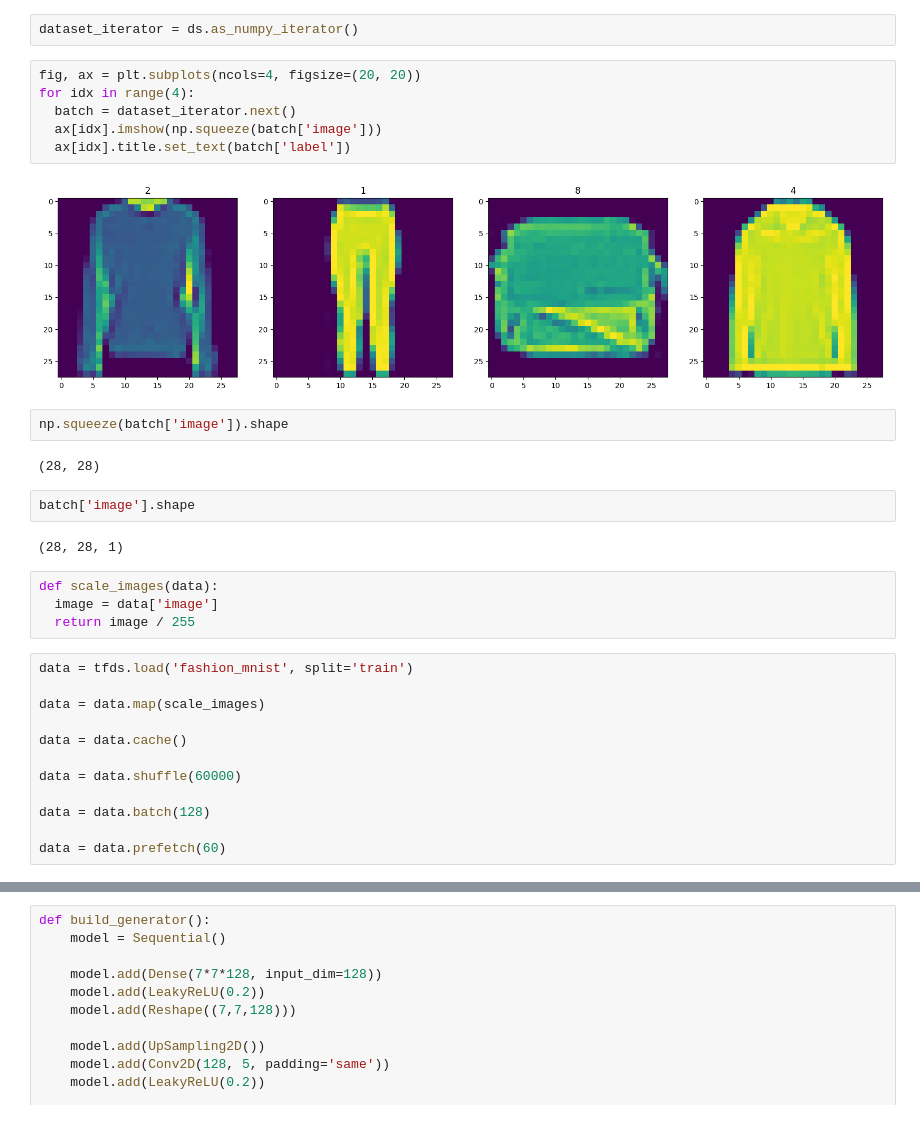
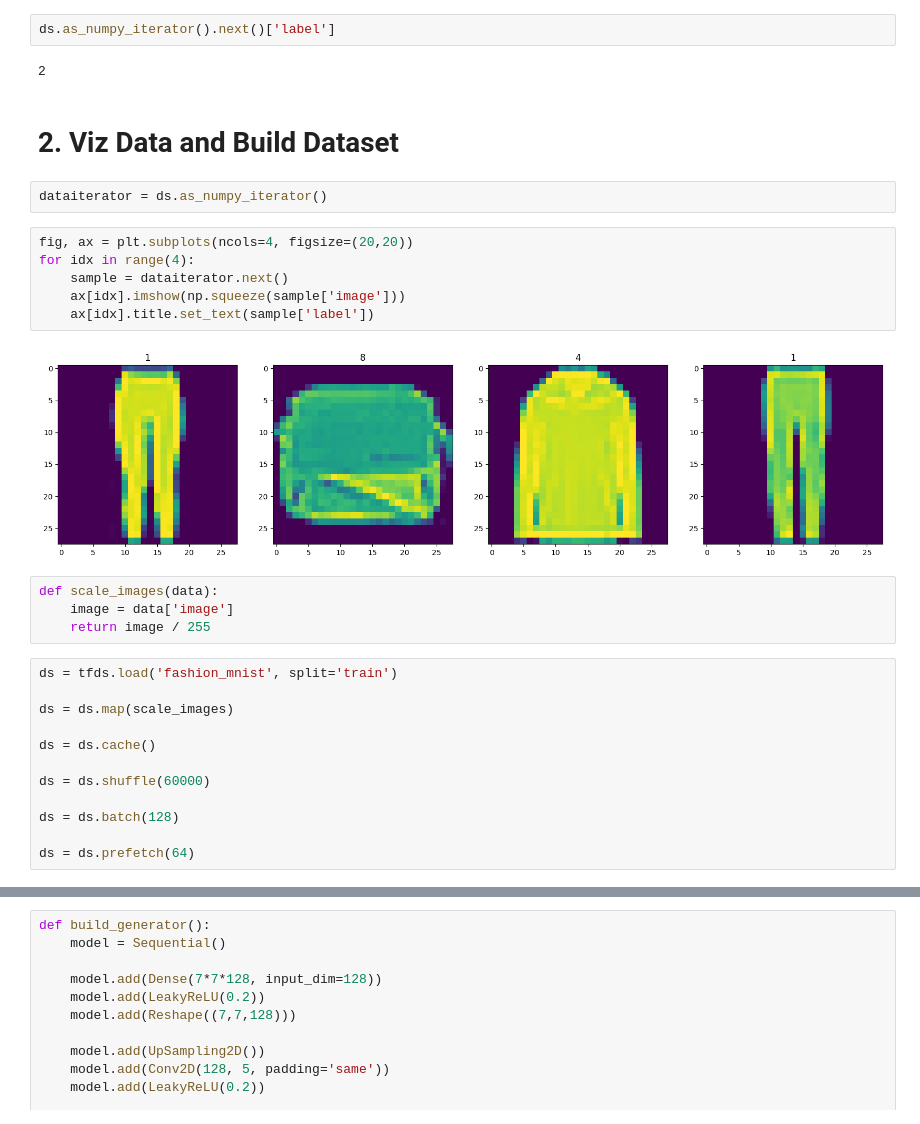
Before and after one commit to chwasiq0569/Image_Generation_GAN, a Jupyter notebook: Image_Generation_GAN.ipynb, the cells around one changed output, grey strips where cells are left out. Drawn from its saved outputs; the diff is of its cells as text.

```diff
--- a/Image_Generation_GAN.ipynb
+++ b/Image_Generation_GAN.ipynb
@@ -15,36 +18,34 @@ Shuffling /root/tensorflow_datasets/fashion_mnist/3.0.1.incompleteQ063MH/fashion
 Dataset fashion_mnist downloaded and prepared to /root/tensorflow_datasets/fashion_mnist/3.0.1. Subsequent calls will reuse this data.
+# %%
+ds.as_numpy_iterator().next()['label']
+# %% [output]
+2
+# %% [markdown]
+# 2. Viz Data and Build Dataset
 # %%
-dataset_iterator = ds.as_numpy_iterator()
+dataiterator = ds.as_numpy_iterator()
 # %%
-fig, ax = plt.subplots(ncols=4, figsize=(20, 20))
+fig, ax = plt.subplots(ncols=4, figsize=(20,20))
 for idx in range(4):
-  batch = dataset_iterator.next()
-  ax[idx].imshow(np.squeeze(batch['image']))
-  ax[idx].title.set_text(batch['label'])
+    sample = dataiterator.next()
+    ax[idx].imshow(np.squeeze(sample['image']))
+    ax[idx].title.set_text(sample['label'])
 # %% [output]
-[figure, old version]
+[figure, new version]
-# %%
-np.squeeze(batch['image']).shape
-# %% [output]
-(28, 28)
-# %%
-batch['image'].shape
-# %% [output]
-(28, 28, 1)
 # %%
 def scale_images(data):
-  image = data['image']
-  return image / 255
+    image = data['image']
+    return image / 255
 # %%
-data = tfds.load('fashion_mnist', split='train')
+ds = tfds.load('fashion_mnist', split='train')
 
-data = data.map(scale_images)
+ds = ds.map(scale_images)
 
-data = data.cache()
+ds = ds.cache()
 
-data = data.shuffle(60000)
+ds = ds.shuffle(60000)
 
-data = data.batch(128)
+ds = ds.batch(128)
 
-data = data.prefetch(60)
+ds = ds.prefetch(64)
 # %%
```
Also changed, not shown: parts of 40 cells of this notebook.
